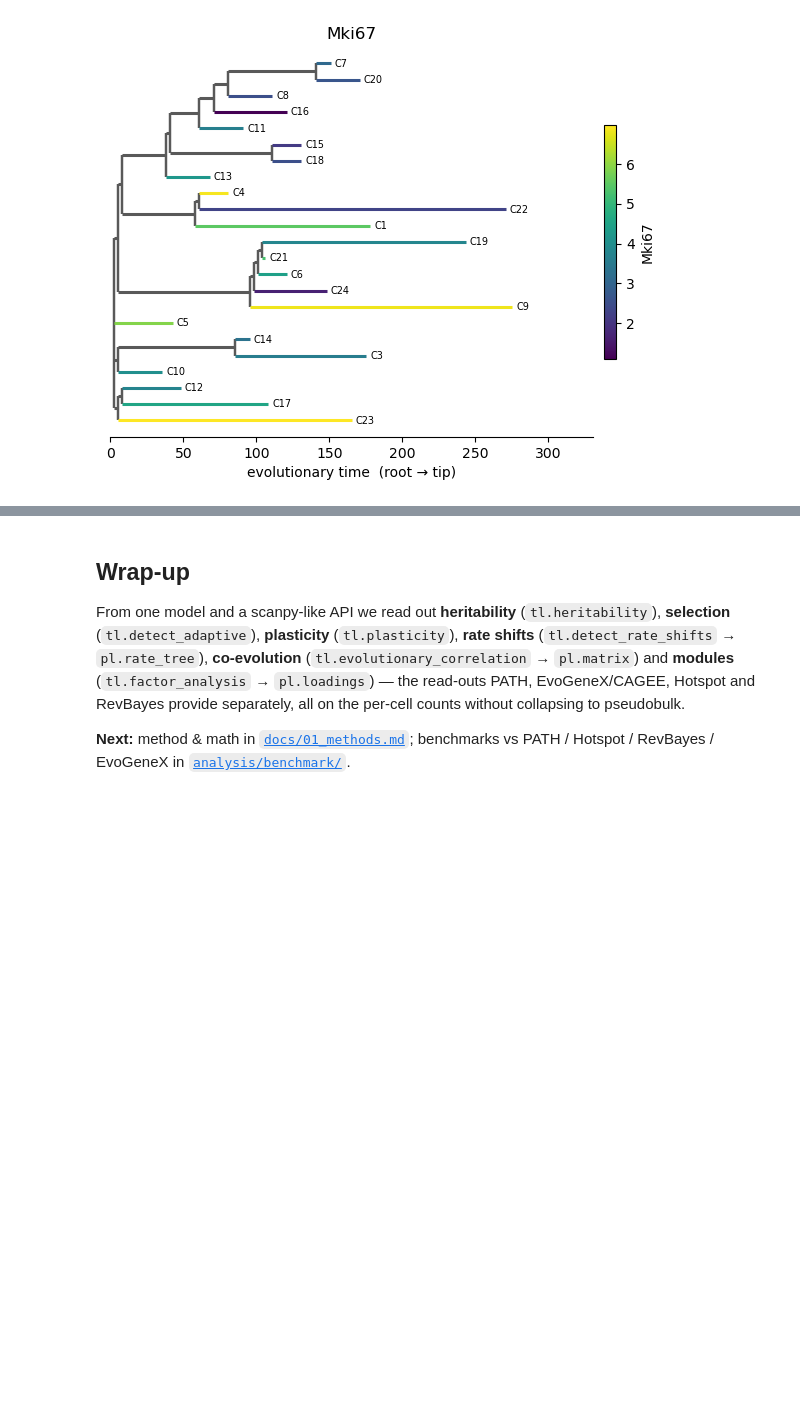
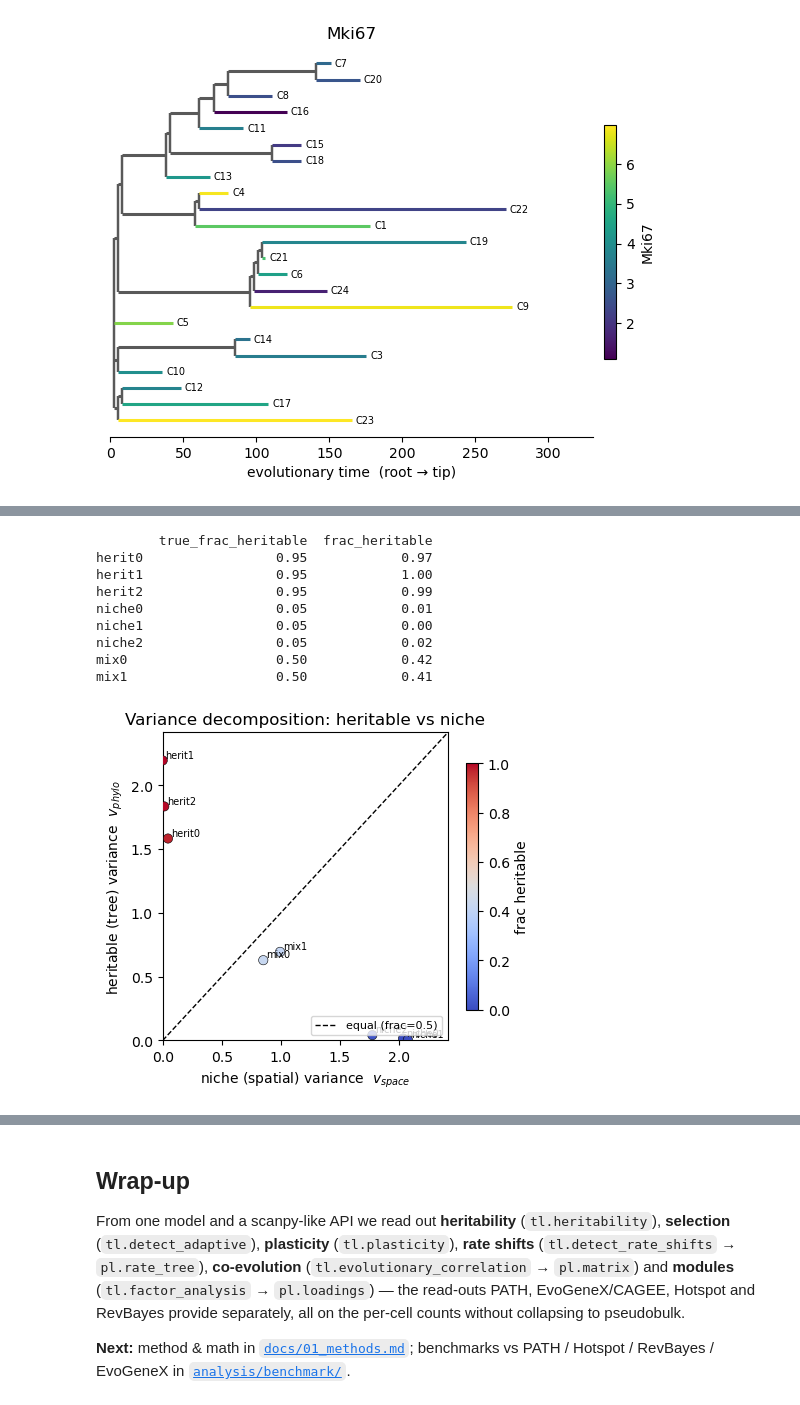
Before and after one commit to pedrofale/scPhyTr, a Jupyter notebook: notebooks/scphytr_tutorial.ipynb, the cells around one changed output, grey strips where cells are left out. Drawn from its saved outputs; the diff is of its cells as text; code cells hidden in the pictures; blank space fills up the shorter version.

```diff
--- a/notebooks/scphytr_tutorial.ipynb
+++ b/notebooks/scphytr_tutorial.ipynb
@@ -193,0 +205,36 @@ ph.pl.plot_tree(adata, color="Mki67"); plt.show()
+# %%
+from ete3 import Tree as ETree
+from scphytr.utils.tree import Tree
+
+# a small random tree with per-cell coordinates comes from the simulator
+et = ETree(); et.populate(60, random_branches=True)
+for nd in et.traverse():
+    if not nd.is_root(): nd.dist = round(max(float(nd.dist), 0.1), 3)
+for i, l in enumerate(et.get_leaves()): l.name = f"c{i}"
+stree = Tree(); stree.phylotree = et; stree.root = et.get_tree_root()
+
+v_ph  = np.r_[[2.0]*3, [0.1]*3, [1.0]*2]      # per-gene heritable (tree) variance
+v_sp  = np.r_[[0.1]*3, [2.0]*3, [1.0]*2]      # per-gene niche (space) variance
+names = [f"herit{i}" for i in range(3)] + [f"niche{i}" for i in range(3)] + [f"mix{i}" for i in range(2)]
+
+sA = ph.simulate_spatial_panel(stree, v_ph, v_sp, dim=2, dispersion=[20.0]*8, n_cells=1,
+                               mean_size=400, spatial_lengthscale=1.5, intermixing=0.3,
+                               gene_names=names, seed=0)   # stores obsm['spatial'] + true_* columns
+ph.pp.setup_anndata(sA, stree)
+ph.pp.spatial_neighbors(sA, n_neighbors=8)                # leaf kNN spatial graph (GMRF)
+ph.tl.decompose_variance(sA, dispersion=20.0)             # -> var['v_phylo','v_space','frac_heritable']
+print(sA.var[["true_frac_heritable", "frac_heritable"]].round(2).to_string())
+
+fig, ax = plt.subplots(figsize=(4.6, 4))
+ph.pl.variance_decomposition(sA, label=True, ax=ax); plt.show()
+# %% [output]
+        true_frac_heritable  frac_heritable
+herit0                 0.95            0.97
+herit1                 0.95            1.00
+herit2                 0.95            0.99
+niche0                 0.05            0.01
+niche1                 0.05            0.00
+niche2                 0.05            0.02
+mix0                   0.50            0.42
+mix1                   0.50            0.41
+[figure, added]
```
Also changed, not shown: parts of 6 cells of this notebook.
